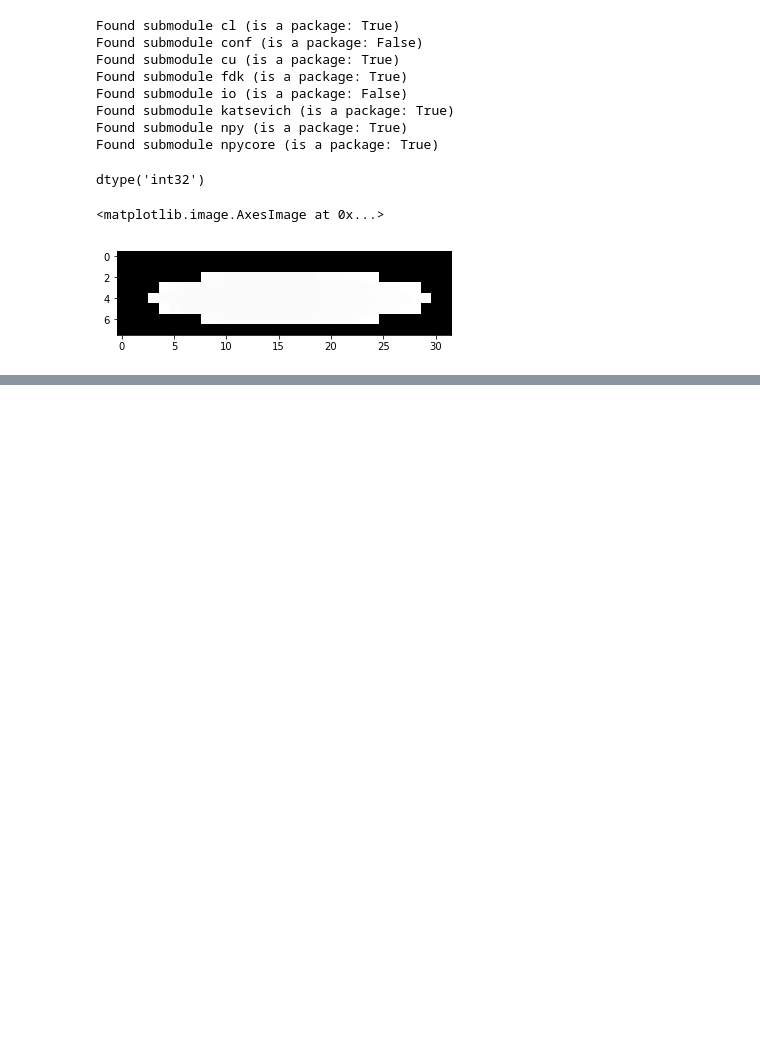
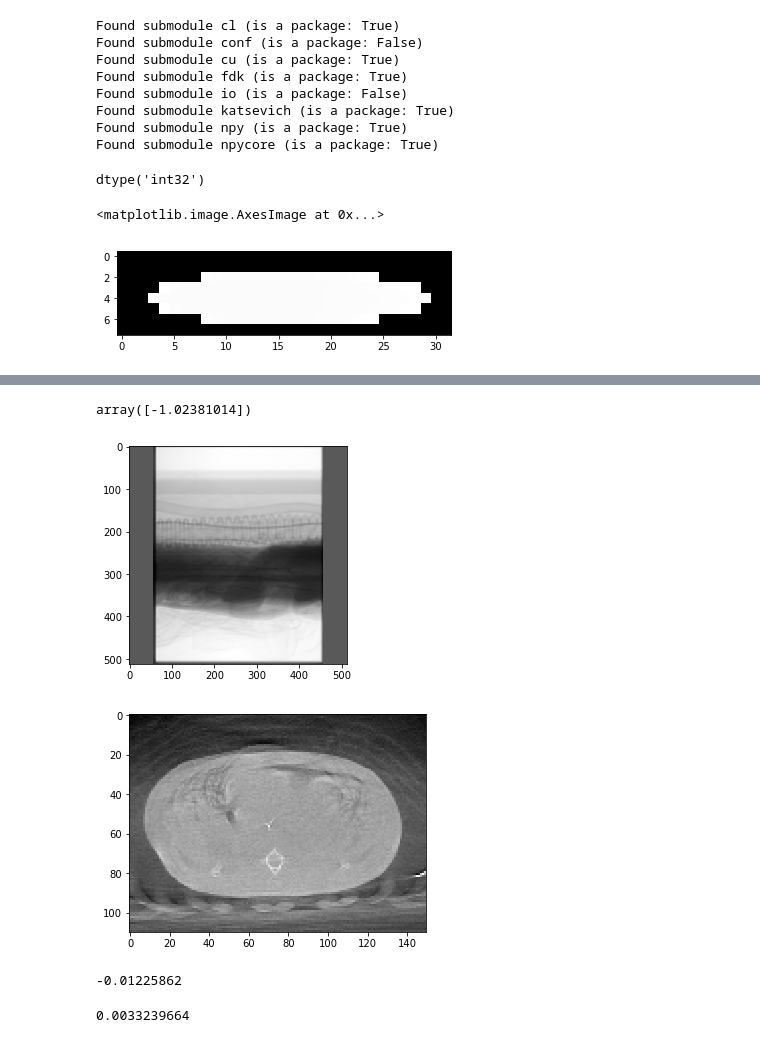
Before and after one commit to clintonjwang/cbct-recon, a Jupyter notebook: main.ipynb, the cells around one changed output, grey strips where cells are left out. Drawn from its saved outputs; the diff is of its cells as text; code cells hidden in the pictures; blank space fills up the shorter version.

```diff
--- a/main.ipynb
+++ b/main.ipynb
@@ -137,0 +189,60 @@ a = a.replace("%%", "%")
+# %%
+angles
+# %% [output]
+array([-1.02381014])
+# %%
+frames = canon_img.shape[1]
+off = 0
+vol_geom = astra.create_vol_geom((192, 192, 149)) #rows, colums, slices (y, x, z) 384, 384, 297
+
+angles = np.array([(angle1 - theta)/180*np.pi for theta in angle1_increment[off:off+frames]])
+#angles2 = [angle2 + theta for theta in angle2_increment[:frames]]
+#angles = np.stack([angles1, angles2])
+proj_geom = astra.create_proj_geom('cone', float(pixel_spacing[0]), float(pixel_spacing[1]),
+                                   rows, cols, angles, d_patient/1, (d_detector-d_patient)/1)
+
+# Display a single projection image
+pylab.gray()
+pylab.figure(1)
+pylab.imshow(proj_data[:,off,:])
+
+# Create a data object for the reconstruction
+rec_id = astra.data3d.create('-vol', vol_geom)
+#proj_id = astra.data3d.create('-sino', proj_geom, canon_img[:,:frames,:])
+proj_id = astra.data3d.create('-proj3d', proj_geom, canon_img[:,off:off+frames,:]) #Coordinate order: row (v), angle, column (u)
+
+# Set up the parameters for a reconstruction algorithm using the GPU
+cfg = astra.astra_dict('FDK_CUDA')
+cfg['ReconstructionDataId'] = rec_id
+cfg['ProjectionDataId'] = proj_id
+
+# Create the algorithm object from the configuration structure
+alg_id = astra.algorithm.create(cfg)
+
+# Run 150 iterations of the algorithm
+# Note that this requires about 750MB of GPU memory, and has a runtime
+# in the order of 10 seconds.
+astra.algorithm.run(alg_id, 3)
+
+# Get the result
+rec = astra.data3d.get(rec_id) * -1
+pylab.figure(2)
+pylab.imshow(rec[50,10:120,20:170])#, vmin=.0010, vmax=0.0035)
+pylab.show()
+
+# Clean up. Note that GPU memory is tied up in the algorithm object,
+# and main RAM in the data objects.
+astra.algorithm.delete(alg_id)
+astra.data3d.delete(rec_id)
+astra.data3d.delete(proj_id)
+# %% [output]
+[figure, added]
+[figure, added]
+# %%
+np.amin(rec[:,:,::-1][50,20:170,10:120])
+# %% [output]
+-0.01225862
+# %%
+np.amax(rec[:,:,::-1][50,20:170,10:120])
+# %% [output]
+0.0033239664
```
Also changed, not shown: parts of 32 cells of this notebook.
